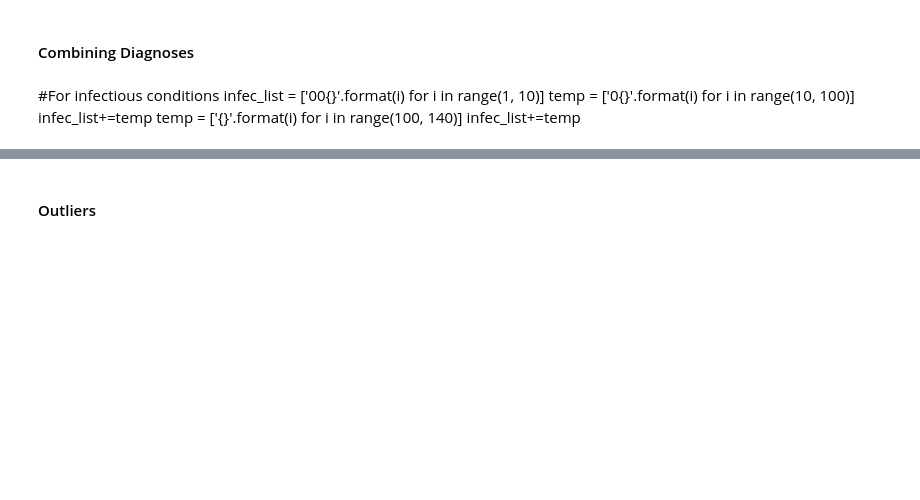
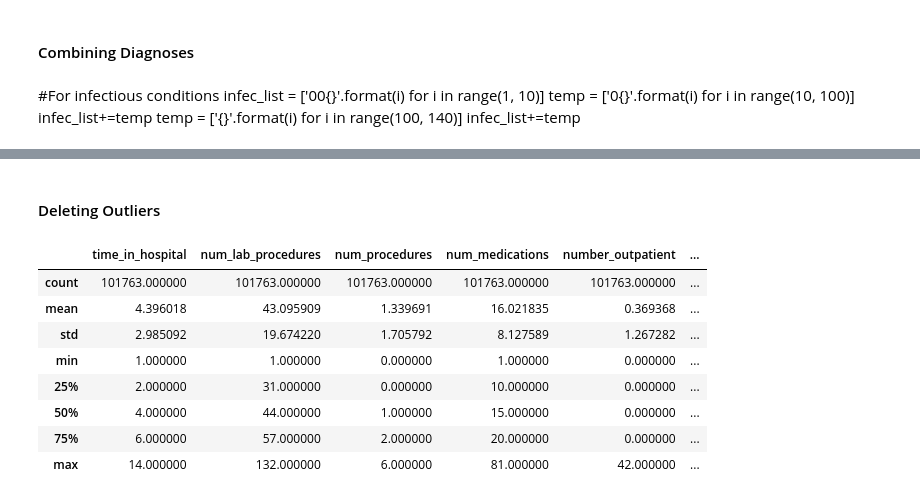
Before and after one commit to Oldyeller89/DL_CX_BD_Project2_Git, a Jupyter notebook: Diabetes_Project2_dlesser_xiangxia.ipynb, the cells around one changed output, grey strips where cells are left out. Drawn from its saved outputs; the diff is of its cells as text; code cells hidden in the pictures; blank space fills up the shorter version.

```diff
--- a/Diabetes_Project2_dlesser_xiangxia.ipynb
+++ b/Diabetes_Project2_dlesser_xiangxia.ipynb
@@ -307,4 +327,16 @@ dataIn.sample(5).T
 | External_d | 0 | 0 | 0 | 0 | 0 |
 203 rows × 5 columns
 # %% [markdown]
-#### Outliers
+#### Deleting Outliers
+# %%
+dataIn[cont_cols].describe()
+# %% [output]
+|  | time_in_hospital | num_lab_procedures | num_procedures | num_medications | number_outpatient | ... |
+| count | 101763.000000 | 101763.000000 | 101763.000000 | 101763.000000 | 101763.000000 | ... |
+| mean | 4.396018 | 43.095909 | 1.339691 | 16.021835 | 0.369368 | ... |
+| std | 2.985092 | 19.674220 | 1.705792 | 8.127589 | 1.267282 | ... |
+| min | 1.000000 | 1.000000 | 0.000000 | 1.000000 | 0.000000 | ... |
+| 25% | 2.000000 | 31.000000 | 0.000000 | 10.000000 | 0.000000 | ... |
+| 50% | 4.000000 | 44.000000 | 1.000000 | 15.000000 | 0.000000 | ... |
+| 75% | 6.000000 | 57.000000 | 2.000000 | 20.000000 | 0.000000 | ... |
+| max | 14.000000 | 132.000000 | 6.000000 | 81.000000 | 42.000000 | ... |
```
Also changed, not shown: parts of 9 cells of this notebook.
